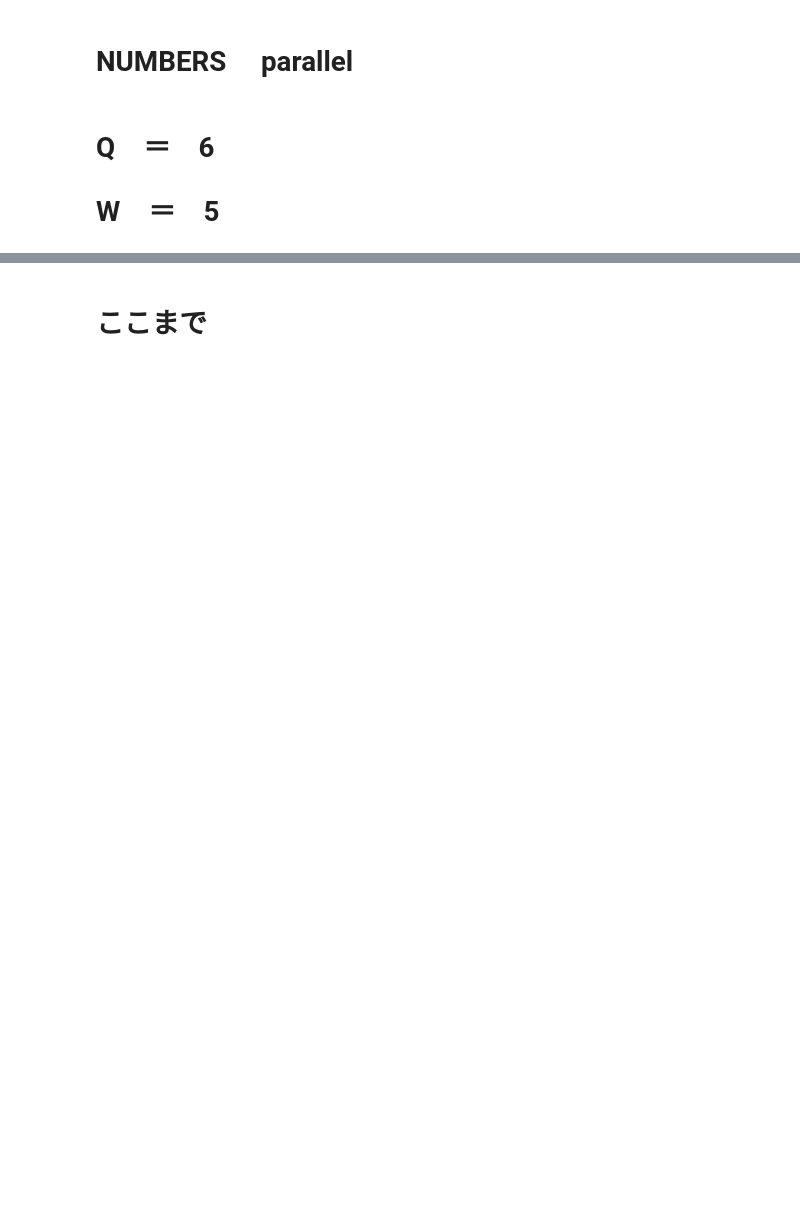
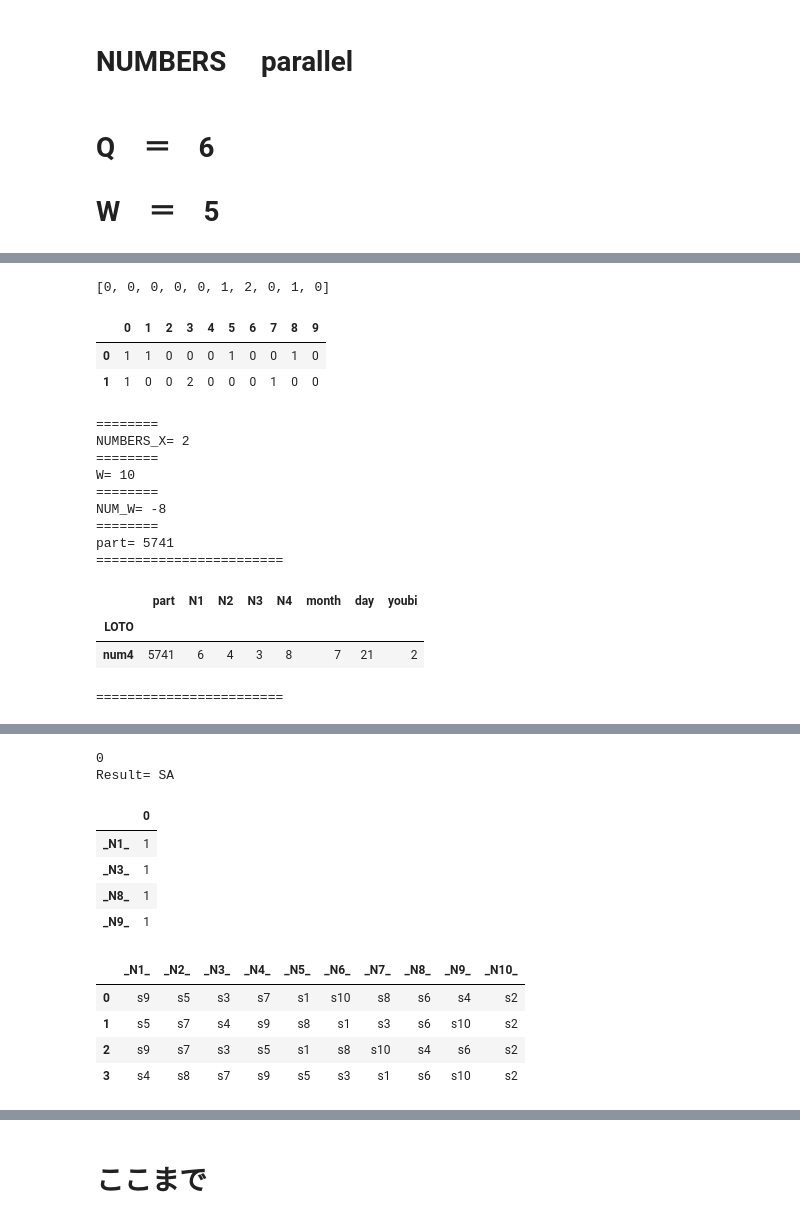
Before and after one commit to tajamaharu/-, a Jupyter notebook: loto_330_BEFORE.ipynb, the cells around one changed output, grey strips where cells are left out. Saved outputs shown, nothing was run; the diff lists cells and outputs as text; code cells hidden in the pictures; blank space fills up the shorter version.

```diff
--- a/loto_330_BEFORE.ipynb
+++ b/loto_330_BEFORE.ipynb
@@ -4027,3 +5197,13 @@ table
+# %%
+list(RESULT_9[0])
+# %% [output]
+[0, 0, 0, 0, 0, 1, 2, 0, 1, 0]
+# %%
+pd.DataFrame(result_9)
+# %% [output]
+|  | 0 | 1 | 2 | 3 | 4 | 5 | 6 | 7 | 8 | 9 |
+| 0 | 1 | 1 | 0 | 0 | 0 | 1 | 0 | 0 | 1 | 0 |
+| 1 | 1 | 0 | 0 | 2 | 0 | 0 | 0 | 1 | 0 | 0 |
 # %%
 loto="num4"#@param ["num3","num4"]
 
@@ -4035,7 +5215,7 @@ NUMBERS_3=na_ddfx3.drop(["index"],axis=1)
 NUMBERS_4=na_ddfx4.drop(["index"],axis=1)
 
 
-NUM_X=0#@param {type:"slider", min:0, max:4, step:1}
+NUM_X=1#@param {type:"slider", min:0, max:4, step:1}
 if NUM_X==0:
     NUMBERS_X=NUMBERS_0
 if NUM_X==1:
@@ -4525,3 +5705,17 @@ if NUM_X>0:
     RESULT_9=pd.DataFrame(RESULT_8.sum())
     display(RESULT_9[RESULT_9[0]>0])
 table
+# %% [output]
+========
+NUMBERS_X= 2
+========
+W= 10
+========
+NUM_W= -8
+========
+part= 5741
+========================
+|  | part | N1 | N2 | N3 | N4 | month | day | youbi |
+| LOTO |  |  |  |  |  |  |  |  |
+| num4 | 5741 | 6 | 4 | 3 | 8 | 7 | 21 | 2 |
+========================
@@ -4528,3 +5723,15 @@ table
+0
+Result= SA
+|  | 0 |
+| _N1_ | 1 |
+| _N3_ | 1 |
+| _N8_ | 1 |
+| _N9_ | 1 |
+|  | _N1_ | _N2_ | _N3_ | _N4_ | _N5_ | _N6_ | _N7_ | _N8_ | _N9_ | _N10_ |
+| 0 | s9 | s5 | s3 | s7 | s1 | s10 | s8 | s6 | s4 | s2 |
+| 1 | s5 | s7 | s4 | s9 | s8 | s1 | s3 | s6 | s10 | s2 |
+| 2 | s9 | s7 | s3 | s5 | s1 | s8 | s10 | s4 | s6 | s2 |
+| 3 | s4 | s8 | s7 | s9 | s5 | s3 | s1 | s6 | s10 | s2 |
 # %%
 
 num=10 #@param {type:"slider", min:1, max:10, step:1}
```
Also changed, not shown: parts of 32 cells of this notebook.
